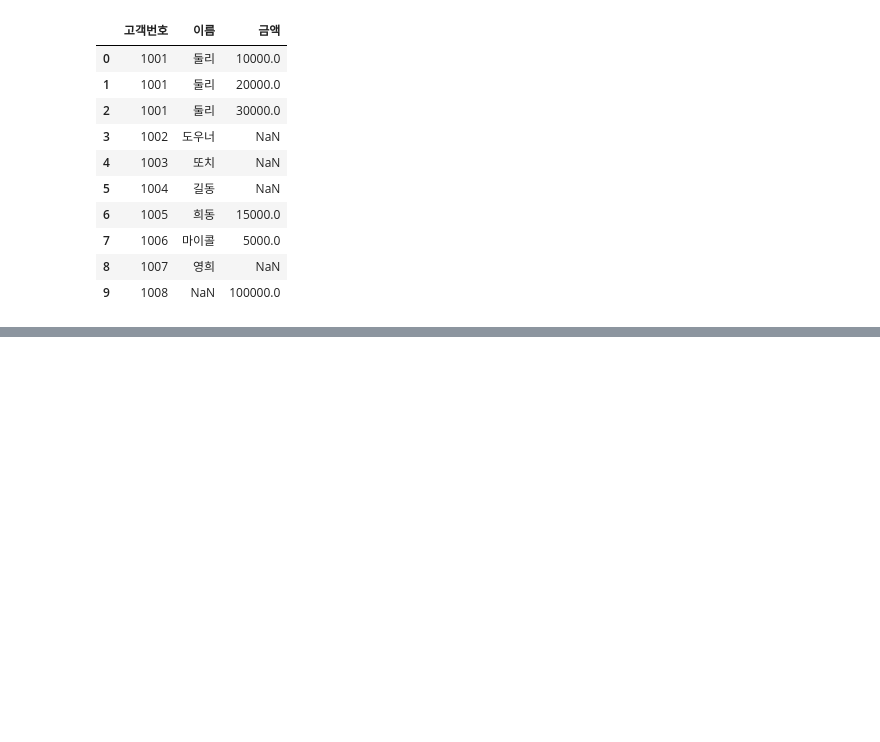
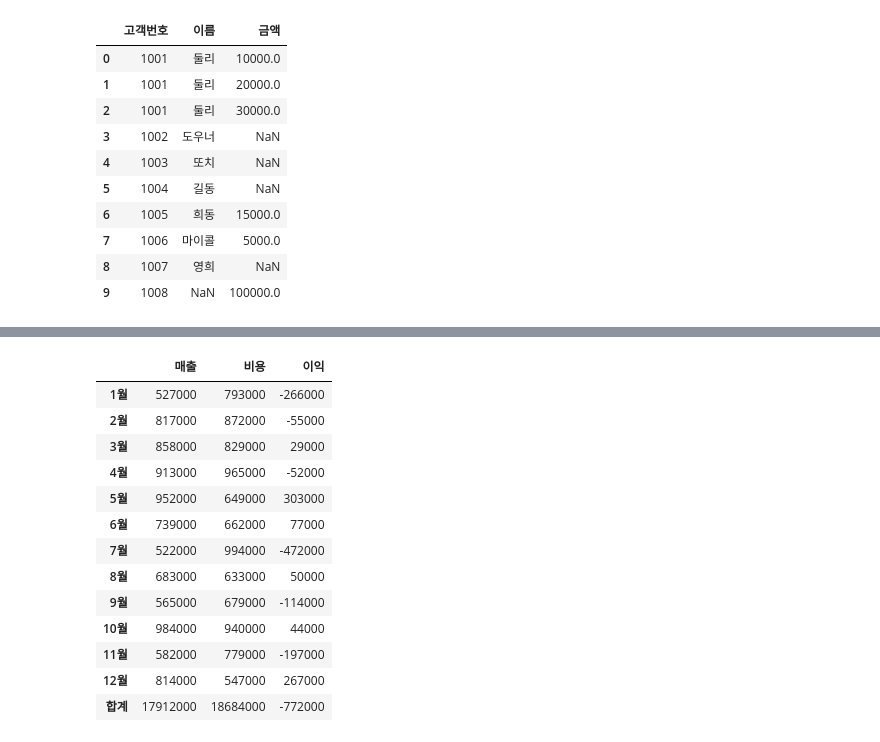
Before and after one commit to bong9C/DataAnalysis-2023.09, a Jupyter notebook: 02.Pandas/07.합성.ipynb, the cells around one changed output, grey strips where cells are left out. Drawn from its saved outputs; the diff is of its cells as text; code cells hidden in the pictures; blank space fills up the shorter version.

```diff
--- a/02.Pandas/07.합성.ipynb
+++ b/02.Pandas/07.합성.ipynb
@@ -84,0 +218,5 @@ pd.merge(df1, df2, how='outer')
+# %%
+df7 = pd.DataFrame(np.random.randint(500, 1000, size=(6, 2)) * 1000,
+                   columns=['매출','비용'], index='1월 2월 3월 4월 5월 6월'.split())
+df7['이익'] = df7['매출'] - df7['비용']
+df7
@@ -84,0 +231,5 @@ pd.merge(df1, df2, how='outer')
+# %%
+df8 = pd.DataFrame(np.random.randint(500, 1000, size=(6, 2)) * 1000,
+                   columns=['매출','비용'], index='7월 8월 9월 10월 11월 12월'.split())
+df8['이익'] = df8['매출'] - df8['비용']
+df8
@@ -84,0 +244,3 @@ pd.merge(df1, df2, how='outer')
+# %%
+df9 = pd.concat([df7, df8])
+df9
@@ -84,0 +261,18 @@ pd.merge(df1, df2, how='outer')
+# %%
+df9.loc['합계'] = df9.sum(axis=0)
+df9
+# %% [output]
+|  | 매출 | 비용 | 이익 |
+| 1월 | 527000 | 793000 | -266000 |
+| 2월 | 817000 | 872000 | -55000 |
+| 3월 | 858000 | 829000 | 29000 |
+| 4월 | 913000 | 965000 | -52000 |
+| 5월 | 952000 | 649000 | 303000 |
+| 6월 | 739000 | 662000 | 77000 |
+| 7월 | 522000 | 994000 | -472000 |
+| 8월 | 683000 | 633000 | 50000 |
+| 9월 | 565000 | 679000 | -114000 |
+| 10월 | 984000 | 940000 | 44000 |
+| 11월 | 582000 | 779000 | -197000 |
+| 12월 | 814000 | 547000 | 267000 |
+| 합계 | 17912000 | 18684000 | -772000 |
```
Also changed, not shown: parts of 22 cells of this notebook, 5 other files.
